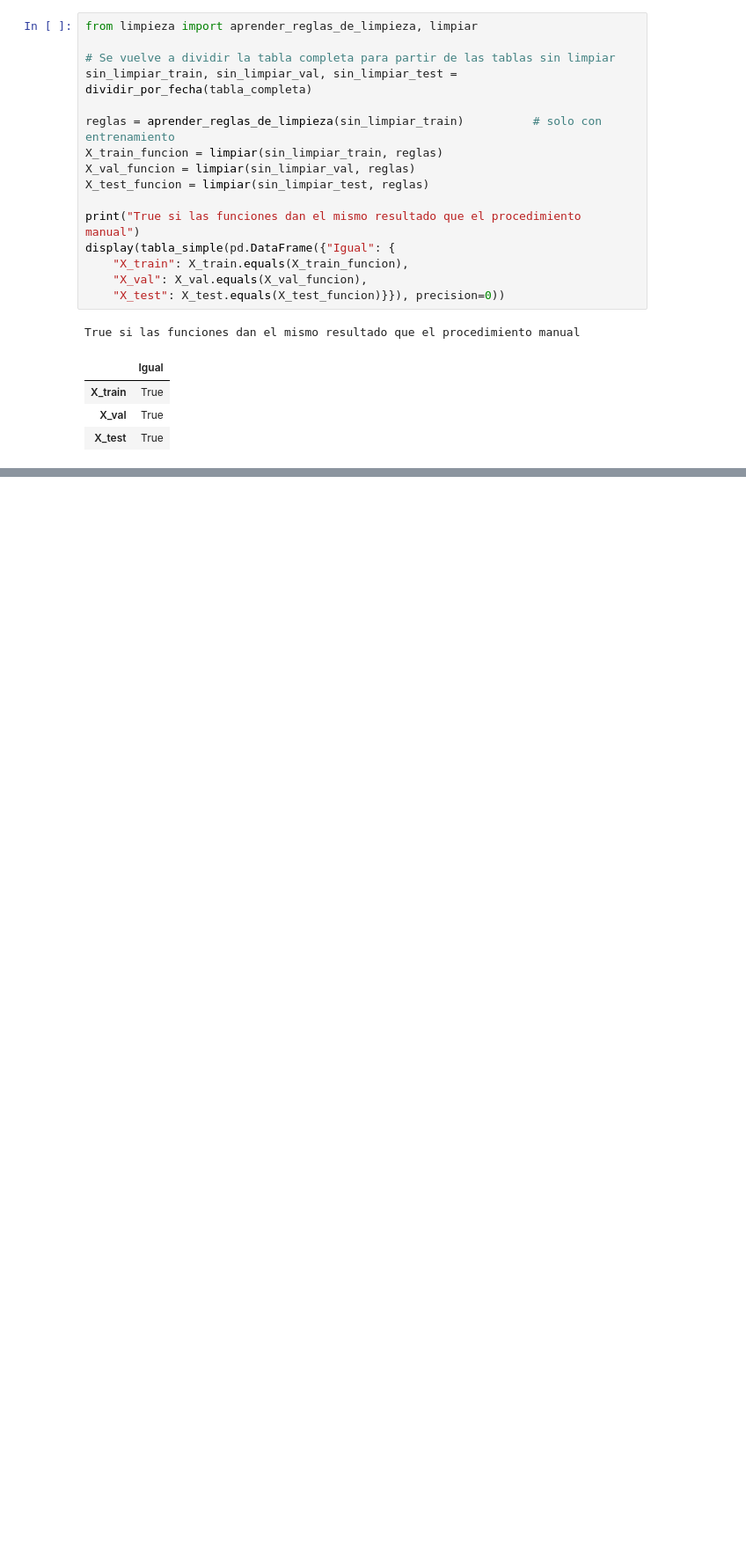
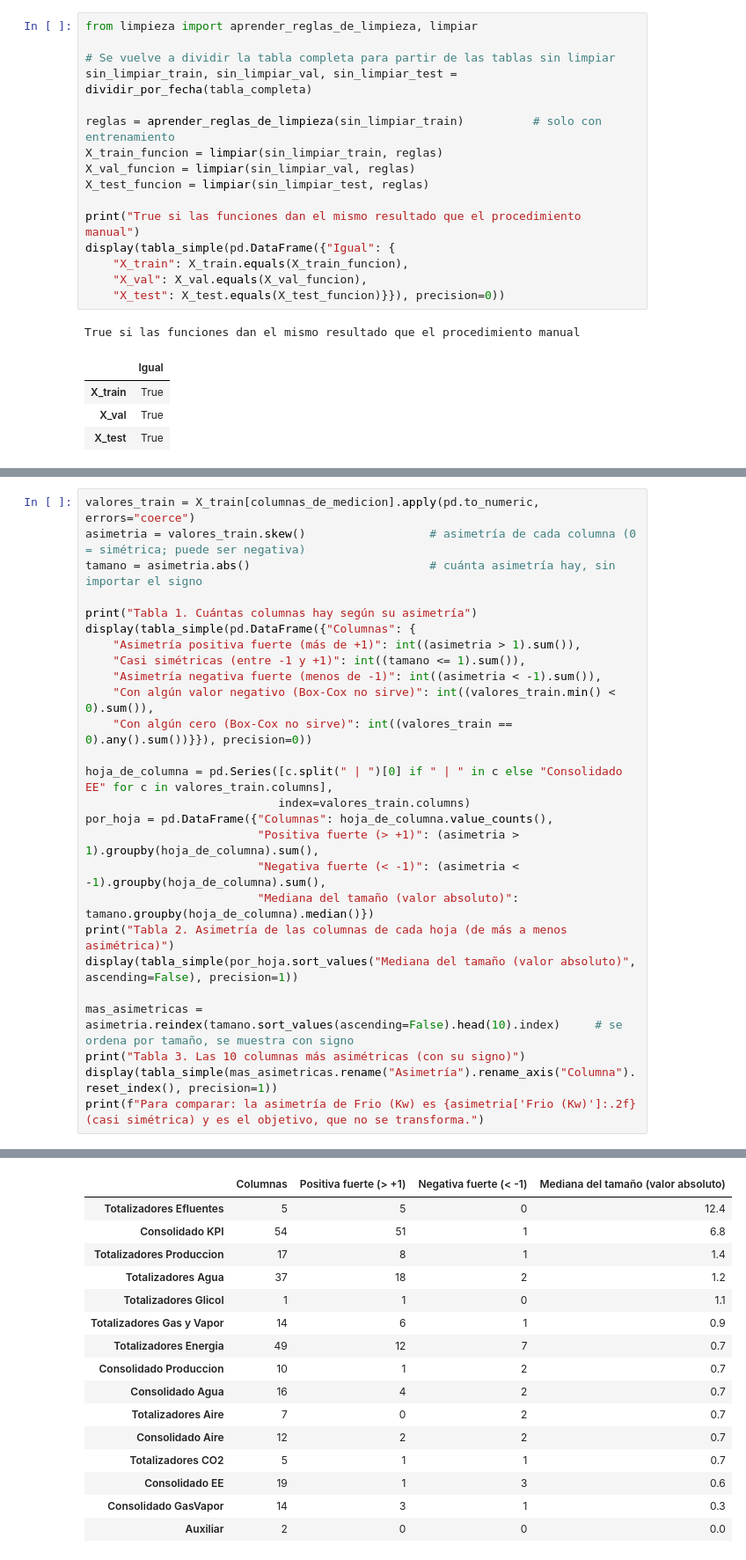
Before and after one commit to AlesioRios/Trabajo-Practico-Final-LD2, a Jupyter notebook: notebooks/preprocesamiento.ipynb, the cells around one changed output, grey strips where cells are left out. Shown at 88% size. Cells and saved outputs as stored; diff of their text form; blank space fills up the shorter version.

Commit message:
docs: asimetría, columnas Meta y temperatura en el notebook de preprocesamiento

```diff
--- a/notebooks/preprocesamiento.ipynb
+++ b/notebooks/preprocesamiento.ipynb
@@ -336,0 +366,27 @@ True si las funciones dan el mismo resultado que el procedimiento manual
+# %%
+valores_train = X_train[columnas_de_medicion].apply(pd.to_numeric, errors="coerce")
+asimetria = valores_train.skew()                  # asimetría de cada columna (0 = simétrica; puede ser negativa)
+tamano = asimetria.abs()                          # cuánta asimetría hay, sin importar el signo
+
+print("Tabla 1. Cuántas columnas hay según su asimetría")
+display(tabla_simple(pd.DataFrame({"Columnas": {
+    "Asimetría positiva fuerte (más de +1)": int((asimetria > 1).sum()),
+    "Casi simétricas (entre -1 y +1)": int((tamano <= 1).sum()),
+    "Asimetría negativa fuerte (menos de -1)": int((asimetria < -1).sum()),
+    "Con algún valor negativo (Box-Cox no sirve)": int((valores_train.min() < 0).sum()),
+    "Con algún cero (Box-Cox no sirve)": int((valores_train == 0).any().sum())}}), precision=0))
+
+hoja_de_columna = pd.Series([c.split(" | ")[0] if " | " in c else "Consolidado EE" for c in valores_train.columns],
+                            index=valores_train.columns)
+por_hoja = pd.DataFrame({"Columnas": hoja_de_columna.value_counts(),
+                         "Positiva fuerte (> +1)": (asimetria > 1).groupby(hoja_de_columna).sum(),
+                         "Negativa fuerte (< -1)": (asimetria < -1).groupby(hoja_de_columna).sum(),
+                         "Mediana del tamaño (valor absoluto)": tamano.groupby(hoja_de_columna).median()})
+print("Tabla 2. Asimetría de las columnas de cada hoja (de más a menos asimétrica)")
+display(tabla_simple(por_hoja.sort_values("Mediana del tamaño (valor absoluto)", ascending=False), precision=1))
+
+mas_asimetricas = asimetria.reindex(tamano.sort_values(ascending=False).head(10).index)     # se ordena por tamaño, se muestra con signo
+print("Tabla 3. Las 10 columnas más asimétricas (con su signo)")
+display(tabla_simple(mas_asimetricas.rename("Asimetría").rename_axis("Columna").reset_index(), precision=1))
+print(f"Para comparar: la asimetría de Frio (Kw) es {asimetria['Frio (Kw)']:.2f} (casi simétrica) y es el objetivo, que no se transforma.")
+# %% [output]
@@ -336,0 +401,16 @@ True si las funciones dan el mismo resultado que el procedimiento manual
+|  | Columnas | Positiva fuerte (> +1) | Negativa fuerte (< -1) | Mediana del tamaño (valor absoluto) |
+| Totalizadores Efluentes | 5 | 5 | 0 | 12.4 |
+| Consolidado KPI | 54 | 51 | 1 | 6.8 |
+| Totalizadores Produccion | 17 | 8 | 1 | 1.4 |
+| Totalizadores Agua | 37 | 18 | 2 | 1.2 |
+| Totalizadores Glicol | 1 | 1 | 0 | 1.1 |
+| Totalizadores Gas y Vapor | 14 | 6 | 1 | 0.9 |
+| Totalizadores Energia | 49 | 12 | 7 | 0.7 |
+| Consolidado Produccion | 10 | 1 | 2 | 0.7 |
+| Consolidado Agua | 16 | 4 | 2 | 0.7 |
+| Totalizadores Aire | 7 | 0 | 2 | 0.7 |
+| Consolidado Aire | 12 | 2 | 2 | 0.7 |
+| Totalizadores CO2 | 5 | 1 | 1 | 0.7 |
+| Consolidado EE | 19 | 1 | 3 | 0.6 |
+| Consolidado GasVapor | 14 | 3 | 1 | 0.3 |
+| Auxiliar | 2 | 0 | 0 | 0.0 |
```
Also changed, not shown: parts of 10 cells of this notebook.
